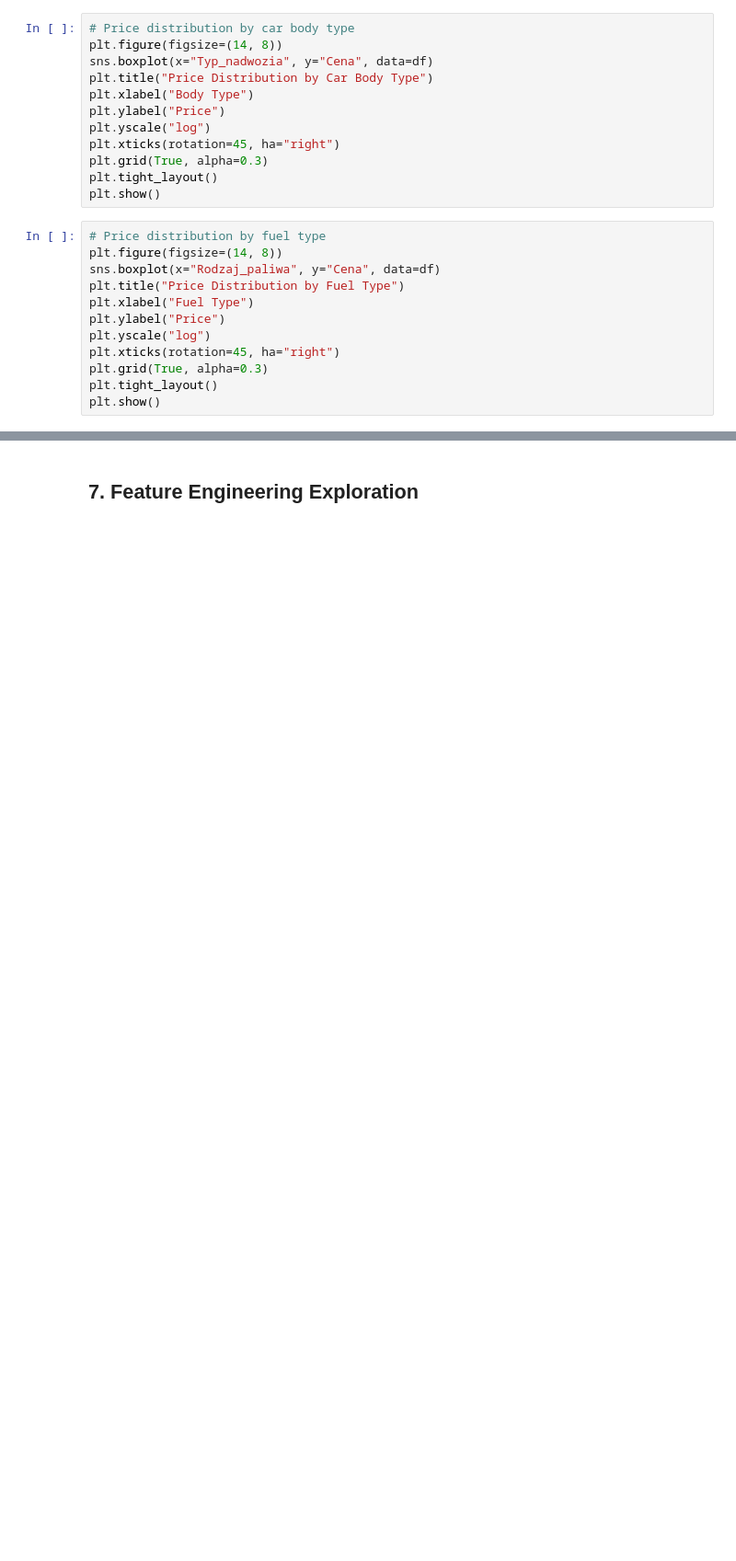
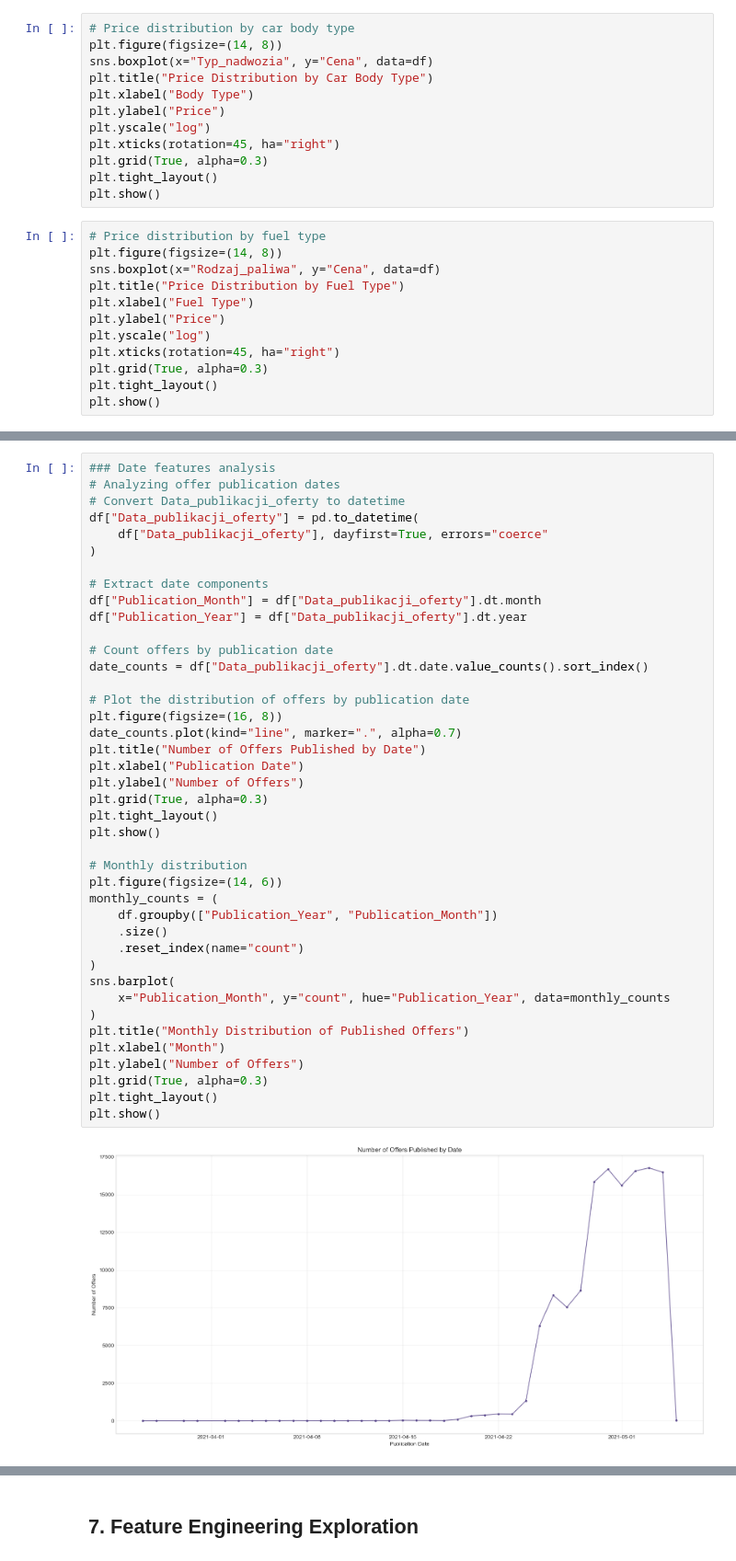
Before and after one commit to xesilver/cars_prediction_model, a Jupyter notebook: eda.ipynb, the cells around one changed output, grey strips where cells are left out. Shown at 92% size. Saved outputs shown, nothing was run; the diff lists cells and outputs as text; blank space fills up the shorter version.

```diff
--- a/eda.ipynb
+++ b/eda.ipynb
@@ -234,0 +301,43 @@ plt.show()
+# %%
+### Date features analysis
+# Analyzing offer publication dates
+# Convert Data_publikacji_oferty to datetime
+df["Data_publikacji_oferty"] = pd.to_datetime(
+    df["Data_publikacji_oferty"], dayfirst=True, errors="coerce"
+)
+
+# Extract date components
+df["Publication_Month"] = df["Data_publikacji_oferty"].dt.month
+df["Publication_Year"] = df["Data_publikacji_oferty"].dt.year
+
+# Count offers by publication date
+date_counts = df["Data_publikacji_oferty"].dt.date.value_counts().sort_index()
+
+# Plot the distribution of offers by publication date
+plt.figure(figsize=(16, 8))
+date_counts.plot(kind="line", marker=".", alpha=0.7)
+plt.title("Number of Offers Published by Date")
+plt.xlabel("Publication Date")
+plt.ylabel("Number of Offers")
+plt.grid(True, alpha=0.3)
+plt.tight_layout()
+plt.show()
+
+# Monthly distribution
+plt.figure(figsize=(14, 6))
+monthly_counts = (
+    df.groupby(["Publication_Year", "Publication_Month"])
+    .size()
+    .reset_index(name="count")
+)
+sns.barplot(
+    x="Publication_Month", y="count", hue="Publication_Year", data=monthly_counts
+)
+plt.title("Monthly Distribution of Published Offers")
+plt.xlabel("Month")
+plt.ylabel("Number of Offers")
+plt.grid(True, alpha=0.3)
+plt.tight_layout()
+plt.show()
+# %% [output]
+[figure, added]
```
Also changed, not shown: parts of 15 cells of this notebook.
